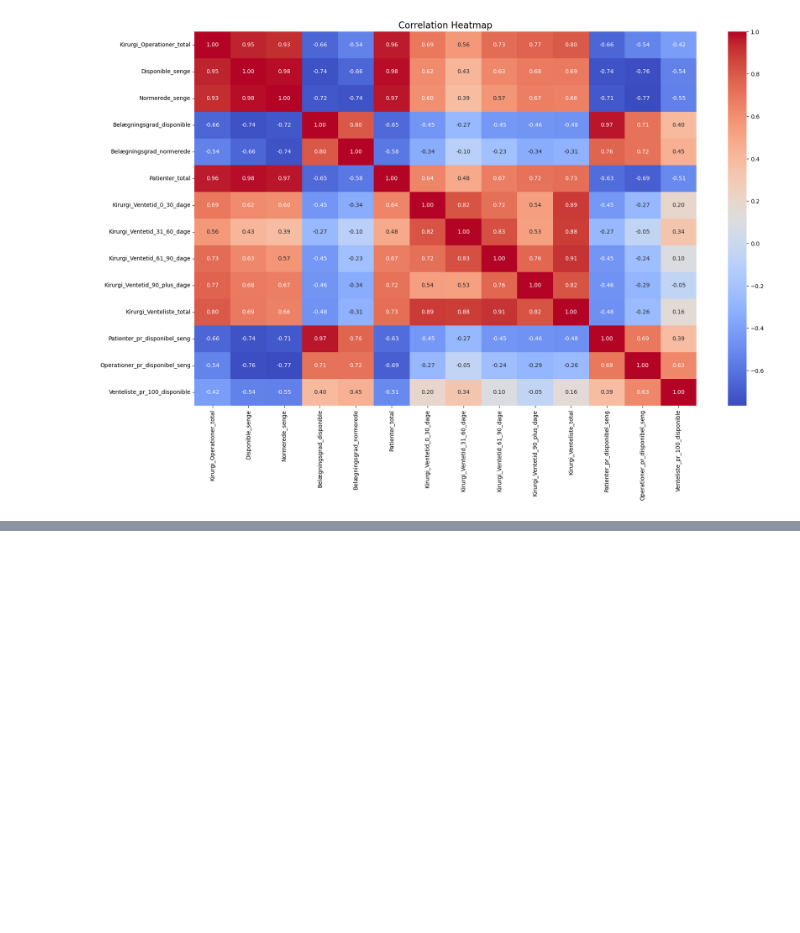
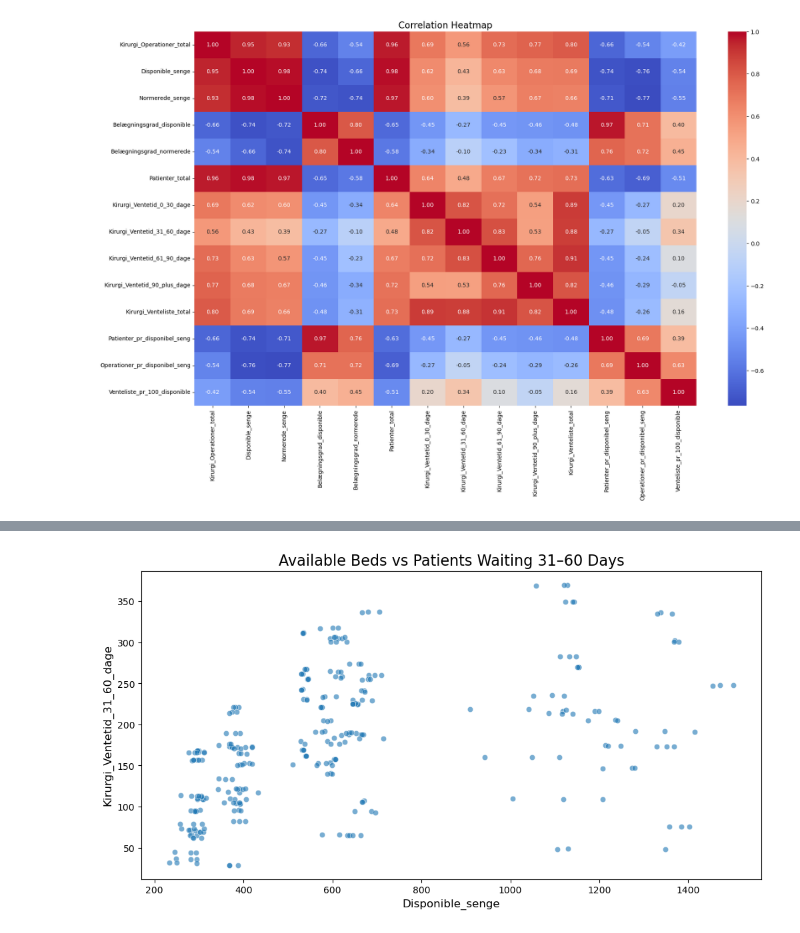
Before and after one commit to AerrowV/bi_assignments, a Jupyter notebook: EXAM/notebooks/hospital_capacity_for_surgery.ipynb, the cells around one changed output, grey strips where cells are left out. Cells and saved outputs as stored; diff of their text form; code cells hidden in the pictures; blank space fills up the shorter version.

```diff
--- a/EXAM/notebooks/hospital_capacity_for_surgery.ipynb
+++ b/EXAM/notebooks/hospital_capacity_for_surgery.ipynb
@@ -343,0 +366,4 @@ plot_hosp_heatmap(all_kir_cleaned)
+# %%
+plot_hosp_scatter(all_kir_cleaned, title = "Available Beds vs Patients Waiting 31–60 Days", x_col = "Disponible_senge", y_col = "Kirurgi_Ventetid_31_60_dage")
+# %% [output]
+[figure, added]
```
Also changed, not shown: parts of 29 cells of this notebook, 3 other files.
